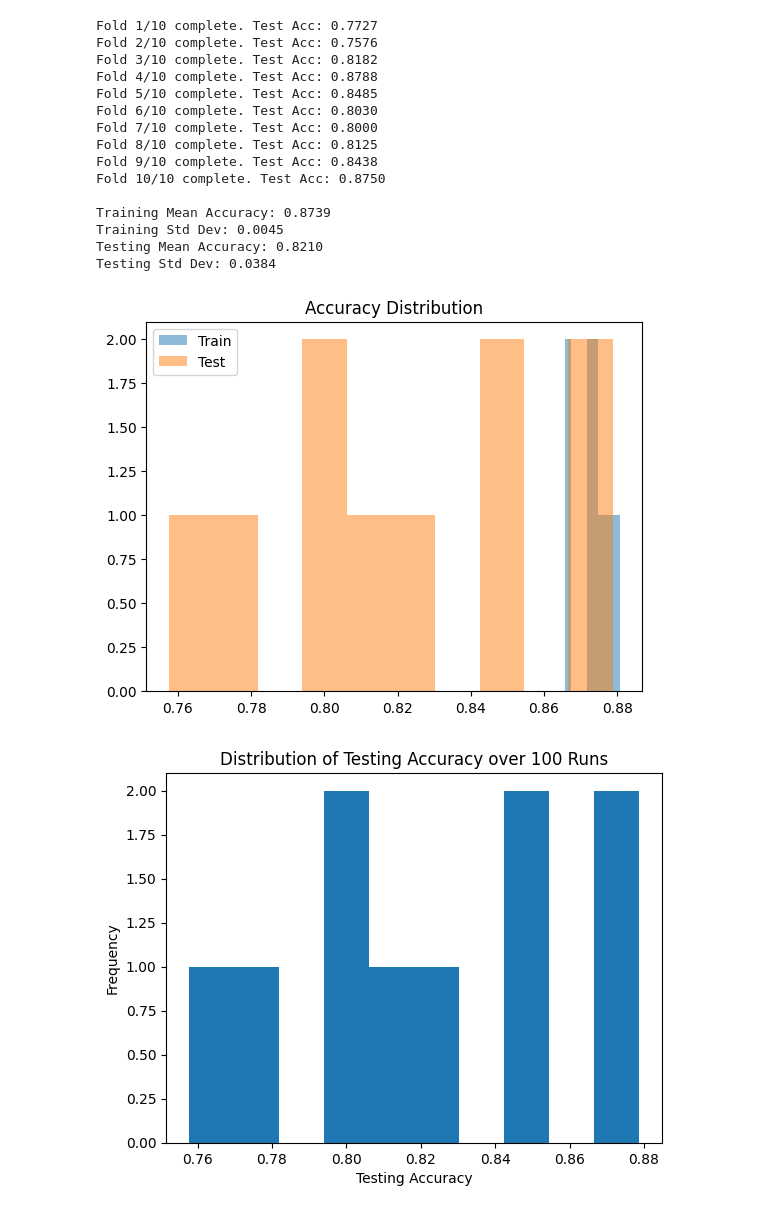
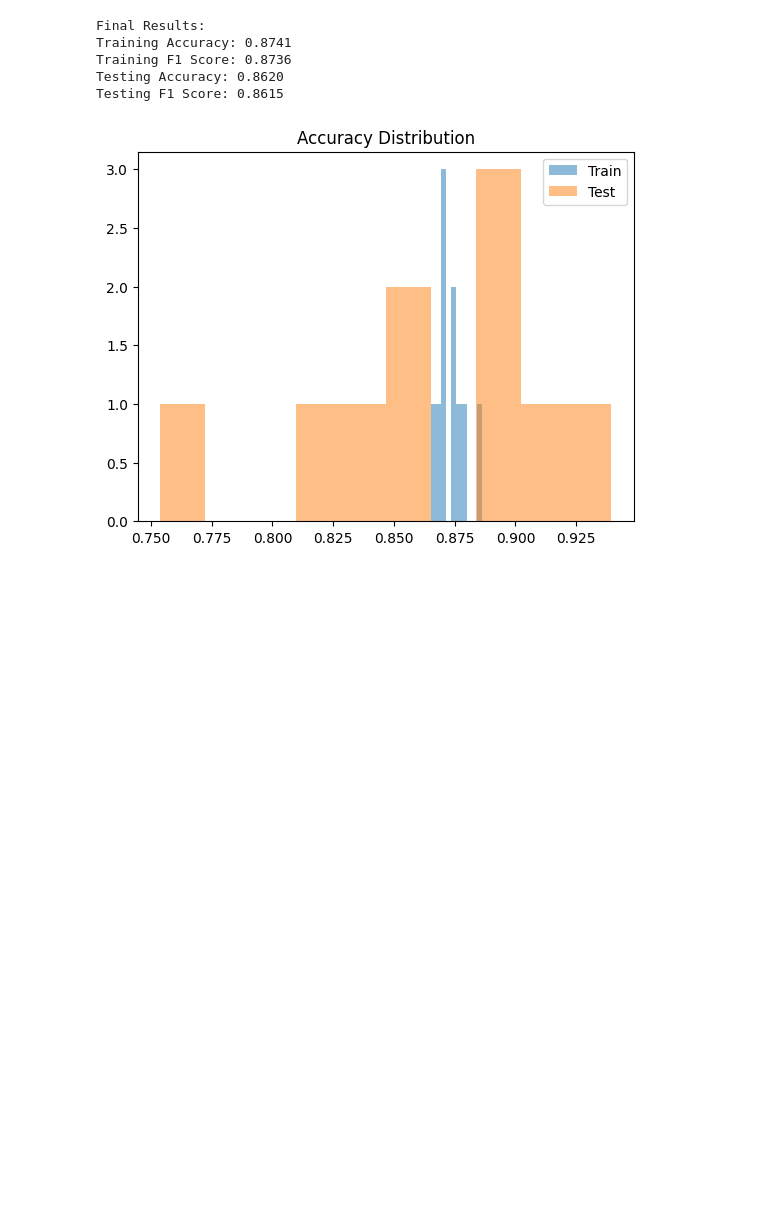
Before and after one commit to 1985lxw/589_final_project, a Jupyter notebook: src/xingwei_nn_dt/decisionTree.ipynb, the cells around one changed output. Cells and saved outputs as stored; diff of their text form; code cells hidden in the pictures; blank space fills up the shorter version.

```diff
--- a/src/xingwei_nn_dt/decisionTree.ipynb
+++ b/src/xingwei_nn_dt/decisionTree.ipynb
@@ -237,45 +338,24 @@ Testing Std Dev: 0.0117
 # %%
 credit_df = pd.read_csv(credit)
-train_acc, test_acc = run_kfold(credit_df, "label", max_depth=5, min_samples_split=65)
+tr_acc, te_acc, tr_f1, te_f1 = run_kfold(credit_df, "label", k=10, max_depth=12, min_samples_split=97)
 
-print(f"\nTraining Mean Accuracy: {np.mean(train_acc):.4f}")
-print(f"Training Std Dev: {np.std(train_acc):.4f}")
+print(f"\nFinal Results:")
+print(f"Training Accuracy: {np.mean(tr_acc):.4f}")
+print(f"Training F1 Score: {np.mean(tr_f1):.4f}")
+print(f"Testing Accuracy: {np.mean(te_acc):.4f}")
+print(f"Testing F1 Score: {np.mean(te_f1):.4f}")
 
-test_mean = np.mean(test_acc)
-test_std = np.std(test_acc)
-
-print(f"Testing Mean Accuracy: {test_mean:.4f}")
-print(f"Testing Std Dev: {test_std:.4f}")
-
-plt.hist(train_acc, bins=10, alpha=0.5, label='Train')
-plt.hist(test_acc, bins=10, alpha=0.5, label='Test')
+plt.hist(tr_acc, bins=10, alpha=0.5, label='Train')
+plt.hist(te_acc, bins=10, alpha=0.5, label='Test')
 plt.legend()
 plt.title("Accuracy Distribution")
 plt.show()
-
-plt.figure()
-plt.hist(test_acc, bins=10)
-plt.xlabel("Testing Accuracy")
-plt.ylabel("Frequency")
-plt.title("Distribution of Testing Accuracy over 100 Runs")
-plt.show()
 # %% [output]
-Fold 1/10 complete. Test Acc: 0.7727
-Fold 2/10 complete. Test Acc: 0.7576
-Fold 3/10 complete. Test Acc: 0.8182
-Fold 4/10 complete. Test Acc: 0.8788
-Fold 5/10 complete. Test Acc: 0.8485
-Fold 6/10 complete. Test Acc: 0.8030
-Fold 7/10 complete. Test Acc: 0.8000
-Fold 8/10 complete. Test Acc: 0.8125
-Fold 9/10 complete. Test Acc: 0.8438
-Fold 10/10 complete. Test Acc: 0.8750
-
-Training Mean Accuracy: 0.8739
-Training Std Dev: 0.0045
-Testing Mean Accuracy: 0.8210
-Testing Std Dev: 0.0384
+Final Results:
+Training Accuracy: 0.8741
+Training F1 Score: 0.8736
+Testing Accuracy: 0.8620
+Testing F1 Score: 0.8615
-[figure, old version]
+[figure, new version]
-[figure, removed]
 # %%
 parkinsons_df = pd.read_csv(parkinsons)
```
Also changed, not shown: parts of 6 cells of this notebook, 10 other files.
